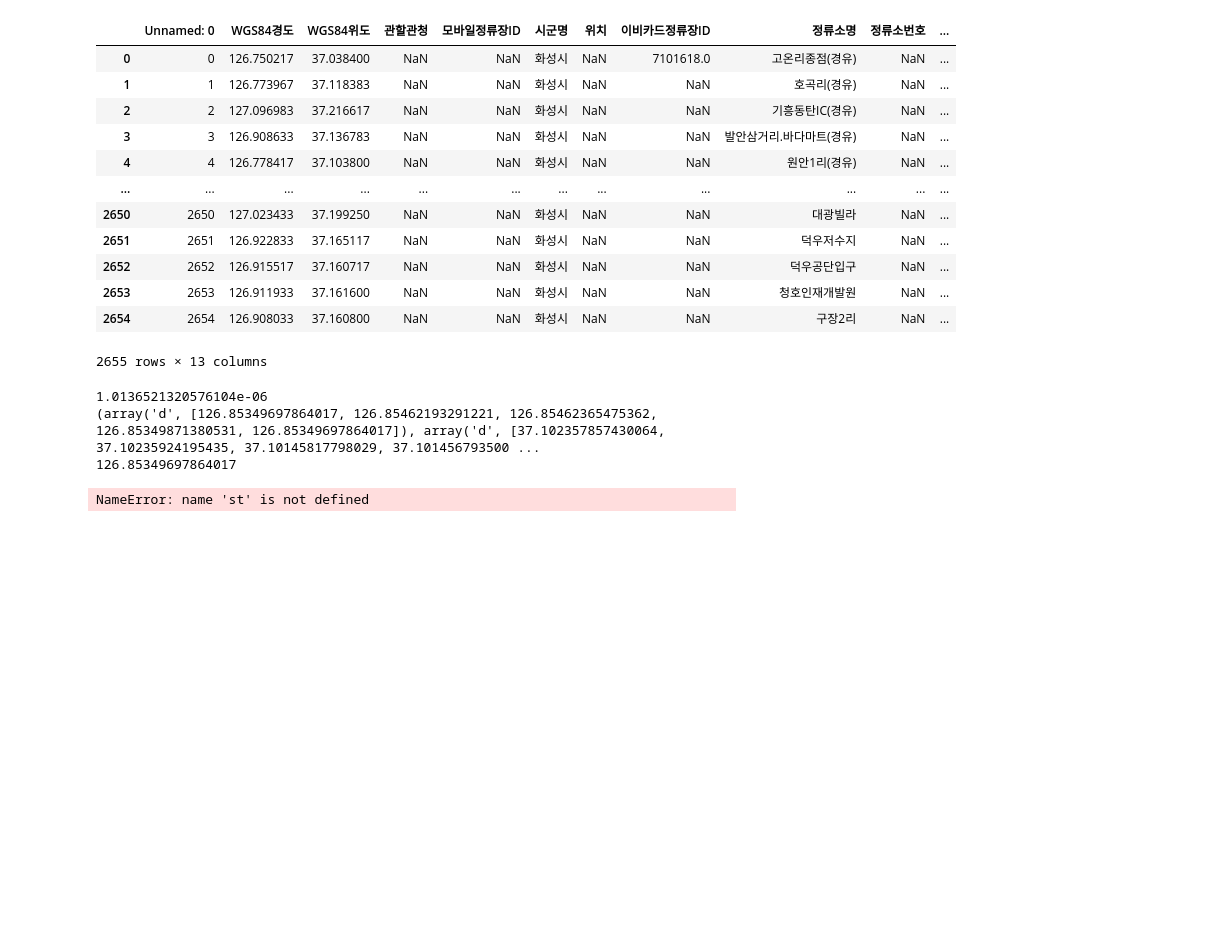
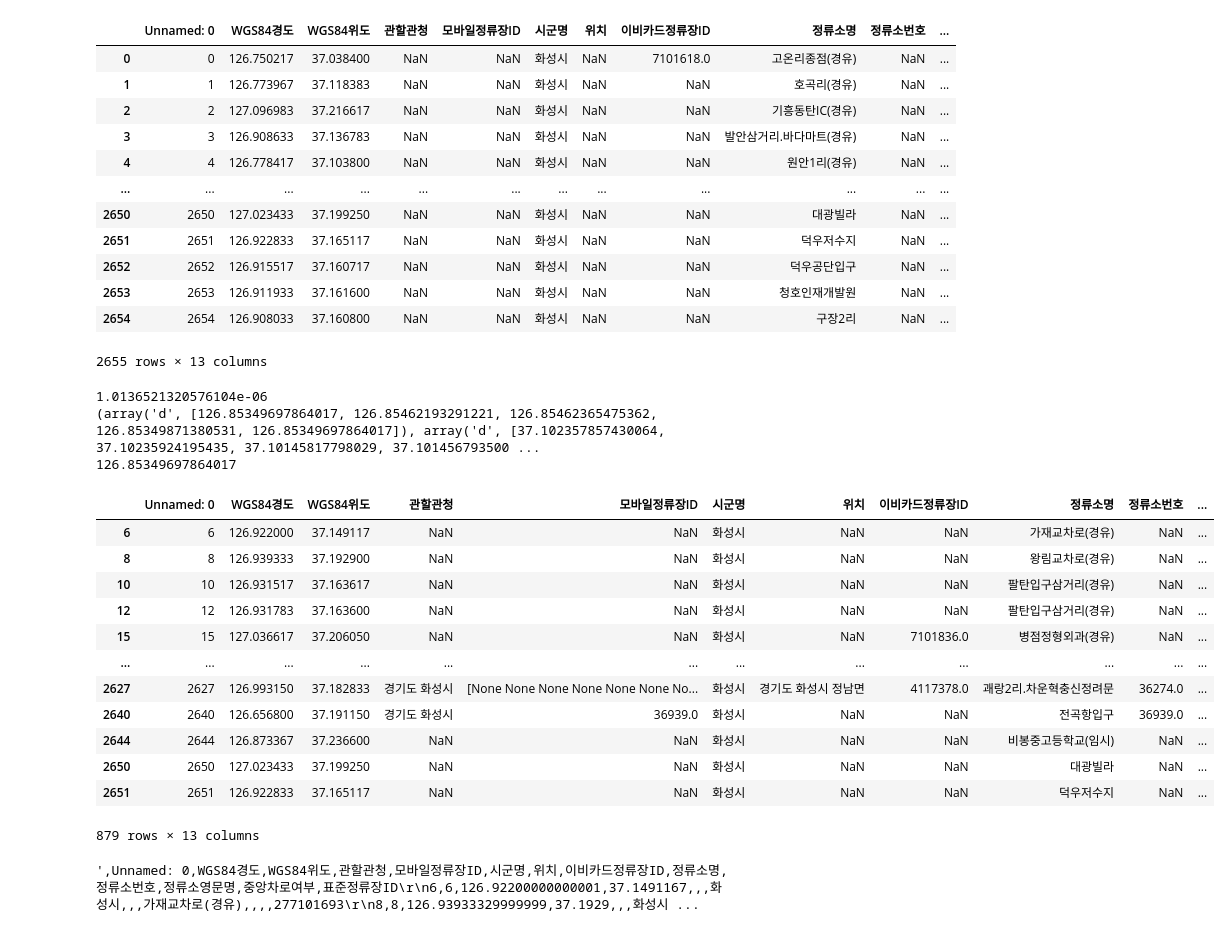
Before and after one commit to whtngus/finding_road, a Jupyter notebook: EDA/filtering_cell_flow.ipynb, the cells around one changed output. Cells and saved outputs as stored; diff of their text form; code cells hidden in the pictures; blank space fills up the shorter version.

```diff
--- a/EDA/filtering_cell_flow.ipynb
+++ b/EDA/filtering_cell_flow.ipynb
@@ -72,18 +88,35 @@ for i in go_work_time_busy["geometry"]:
 # %%
 t_f = False
 index_list = []
-for index in range(len(hws_station)):
+for index, st in hws_station.iterrows() :
     t_f = False
     for i in go_work_time_busy["geometry"]:
         x,y = i.exterior.coords.xy
 
-        if(st["WGS84경도"] <= x[1] & st["WGS84경도"] >= x[3] & st["WGS84위도"]<=y[1] & st["WGS84위도"] >= y[3]) :
+        if (st['WGS84경도'] <= x[1]) & (st['WGS84경도'] >= x[3]) & (st['WGS84위도']<=y[1]) & (st['WGS84위도'] >= y[3]) :
             t_f = True
             break
 
-    if t_f == False :
-        hws_station.drop(index)
+    if t_f == False : index_list.append(index)
 
+hws_station = hws_station.drop(index_list)
 hws_station
 # %% [output]
+|  | Unnamed: 0 | WGS84경도 | WGS84위도 | 관할관청 | 모바일정류장ID | 시군명 | 위치 | 이비카드정류장ID | 정류소명 | 정류소번호 | ... |
+| 6 | 6 | 126.922000 | 37.149117 | NaN | NaN | 화성시 | NaN | NaN | 가재교차로(경유) | NaN | ... |
+| 8 | 8 | 126.939333 | 37.192900 | NaN | NaN | 화성시 | NaN | NaN | 왕림교차로(경유) | NaN | ... |
+| 10 | 10 | 126.931517 | 37.163617 | NaN | NaN | 화성시 | NaN | NaN | 팔탄입구삼거리(경유) | NaN | ... |
+| 12 | 12 | 126.931783 | 37.163600 | NaN | NaN | 화성시 | NaN | NaN | 팔탄입구삼거리(경유) | NaN | ... |
+| 15 | 15 | 127.036617 | 37.206050 | NaN | NaN | 화성시 | NaN | 7101836.0 | 병점정형외과(경유) | NaN | ... |
+| ... | ... | ... | ... | ... | ... | ... | ... | ... | ... | ... | ... |
+| 2627 | 2627 | 126.993150 | 37.182833 | 경기도 화성시 | [None None None None None None No... | 화성시 | 경기도 화성시 정남면 | 4117378.0 | 괘랑2리.차운혁충신정려문 | 36274.0 | ... |
+| 2640 | 2640 | 126.656800 | 37.191150 | 경기도 화성시 | 36939.0 | 화성시 | NaN | NaN | 전곡항입구 | 36939.0 | ... |
+| 2644 | 2644 | 126.873367 | 37.236600 | NaN | NaN | 화성시 | NaN | NaN | 비봉중고등학교(임시) | NaN | ... |
+| 2650 | 2650 | 127.023433 | 37.199250 | NaN | NaN | 화성시 | NaN | NaN | 대광빌라 | NaN | ... |
+| 2651 | 2651 | 126.922833 | 37.165117 | NaN | NaN | 화성시 | NaN | NaN | 덕우저수지 | NaN | ... |
-NameError: name 'st' is not defined
+879 rows × 13 columns
+# %%
+
+hws_station.to_csv()
+# %% [output]
+',Unnamed: 0,WGS84경도,WGS84위도,관할관청,모바일정류장ID,시군명,위치,이비카드정류장ID,정류소명,정류소번호,정류소영문명,중앙차로여부,표준정류장ID\r\n6,6,126.92200000000001,37.1491167,,,화성시,,,가재교차로(경유),,,,277101693\r\n8,8,126.93933329999999,37.1929,,,화성시 ...
```
Also changed, not shown: parts of 3 cells of this notebook.
